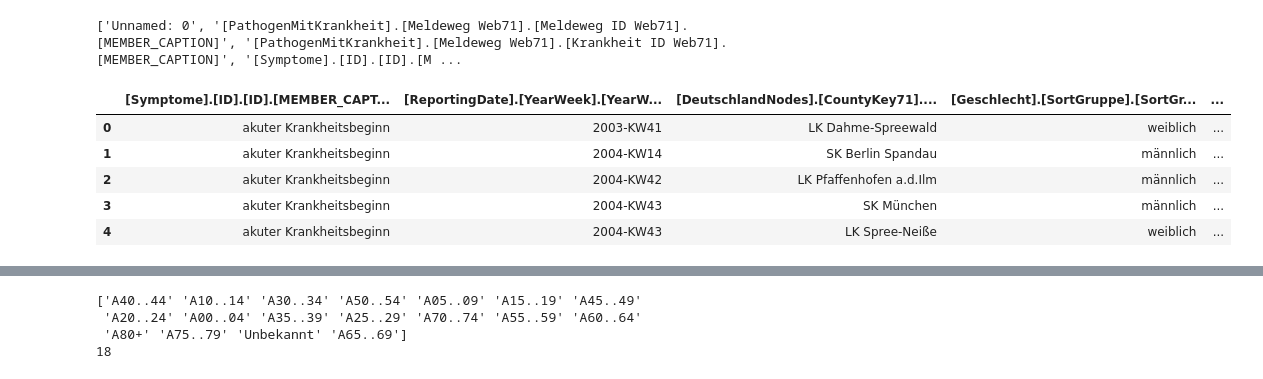
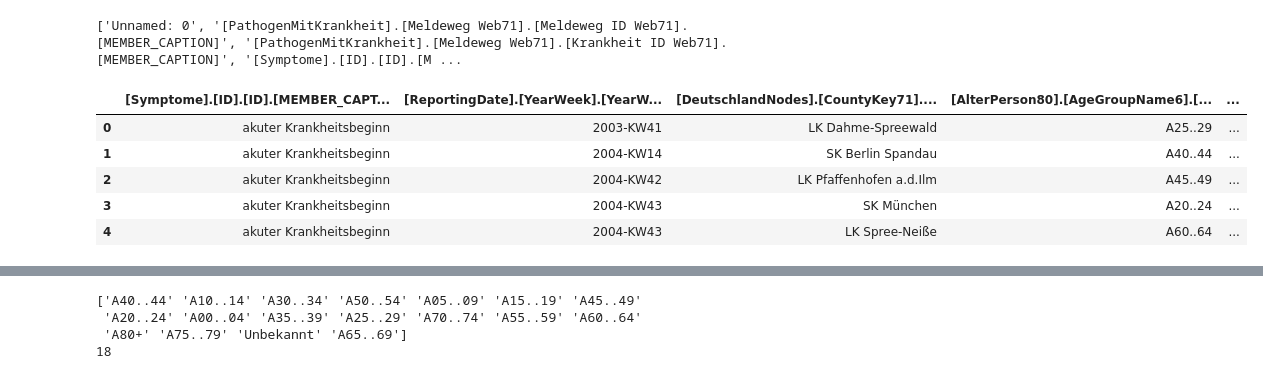
Before and after one commit to JarnoRFB/mercura, a Jupyter notebook: flu_data_preprocessing.ipynb, the cells around one changed output, grey strips where cells are left out. Drawn from its saved outputs; the diff is of its cells as text; code cells hidden in the pictures.

```diff
--- a/flu_data_preprocessing.ipynb
+++ b/flu_data_preprocessing.ipynb
@@ -32,15 +32,15 @@ print(list(data))
 # %%
 # Delete useless columns
 data_dropped = data.drop(['Unnamed: 0', '[PathogenMitKrankheit].[Meldeweg Web71].[Meldeweg ID Web71].[MEMBER_CAPTION]',
-           '[PathogenMitKrankheit].[Meldeweg Web71].[Krankheit ID Web71].[MEMBER_CAPTION]'], axis=1)
+           '[PathogenMitKrankheit].[Meldeweg Web71].[Krankheit ID Web71].[MEMBER_CAPTION]', '[Geschlecht].[SortGruppe].[SortGruppe].[MEMBER_CAPTION]'], axis=1)
 data_dropped.head()
 # %% [output]
-|  | [Symptome].[ID].[ID].[MEMBER_CAPT... | [ReportingDate].[YearWeek].[YearW... | [DeutschlandNodes].[CountyKey71].... | [Geschlecht].[SortGruppe].[SortGr... | ... |
-| 0 | akuter Krankheitsbeginn | 2003-KW41 | LK Dahme-Spreewald | weiblich | ... |
-| 1 | akuter Krankheitsbeginn | 2004-KW14 | SK Berlin Spandau | männlich | ... |
-| 2 | akuter Krankheitsbeginn | 2004-KW42 | LK Pfaffenhofen a.d.Ilm | männlich | ... |
-| 3 | akuter Krankheitsbeginn | 2004-KW43 | SK München | männlich | ... |
-| 4 | akuter Krankheitsbeginn | 2004-KW43 | LK Spree-Neiße | weiblich | ... |
+|  | [Symptome].[ID].[ID].[MEMBER_CAPT... | [ReportingDate].[YearWeek].[YearW... | [DeutschlandNodes].[CountyKey71].... | [AlterPerson80].[AgeGroupName6].[... | ... |
+| 0 | akuter Krankheitsbeginn | 2003-KW41 | LK Dahme-Spreewald | A25..29 | ... |
+| 1 | akuter Krankheitsbeginn | 2004-KW14 | SK Berlin Spandau | A40..44 | ... |
+| 2 | akuter Krankheitsbeginn | 2004-KW42 | LK Pfaffenhofen a.d.Ilm | A45..49 | ... |
+| 3 | akuter Krankheitsbeginn | 2004-KW43 | SK München | A20..24 | ... |
+| 4 | akuter Krankheitsbeginn | 2004-KW43 | LK Spree-Neiße | A60..64 | ... |
 # %%
 # Sort on week
 data_sorted = data_dropped.sort_values('[ReportingDate].[YearWeek].[YearWeek].[MEMBER_CAPTION]')
```
Also changed, not shown: parts of 20 cells of this notebook.
